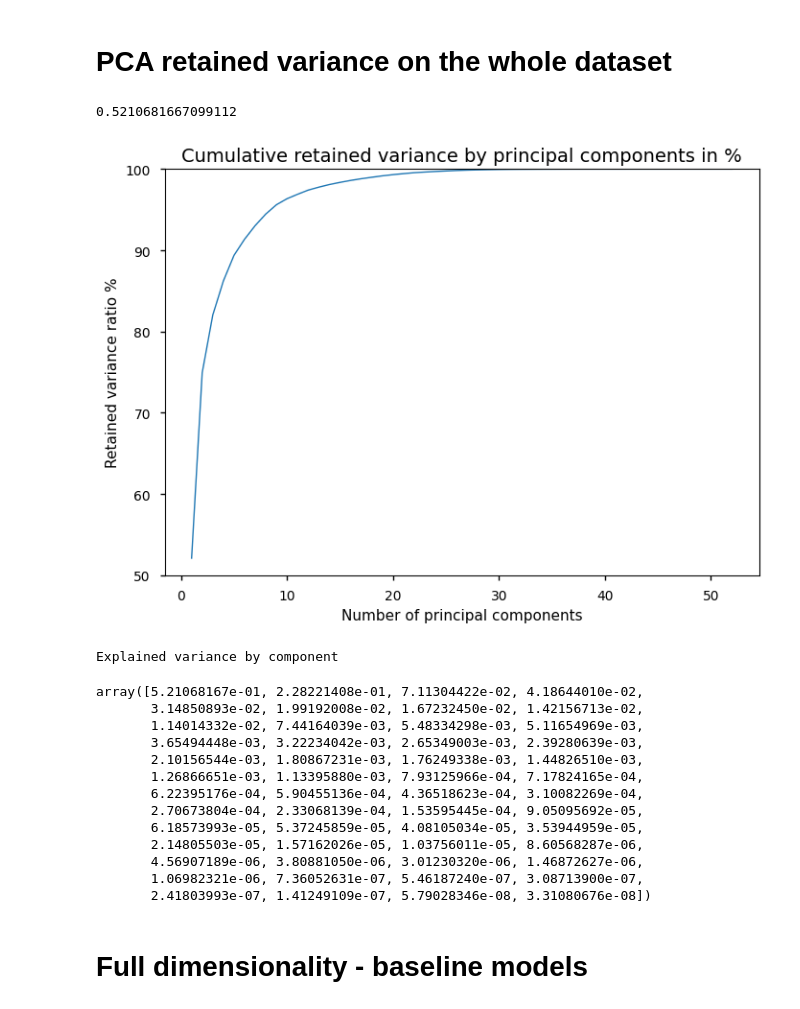
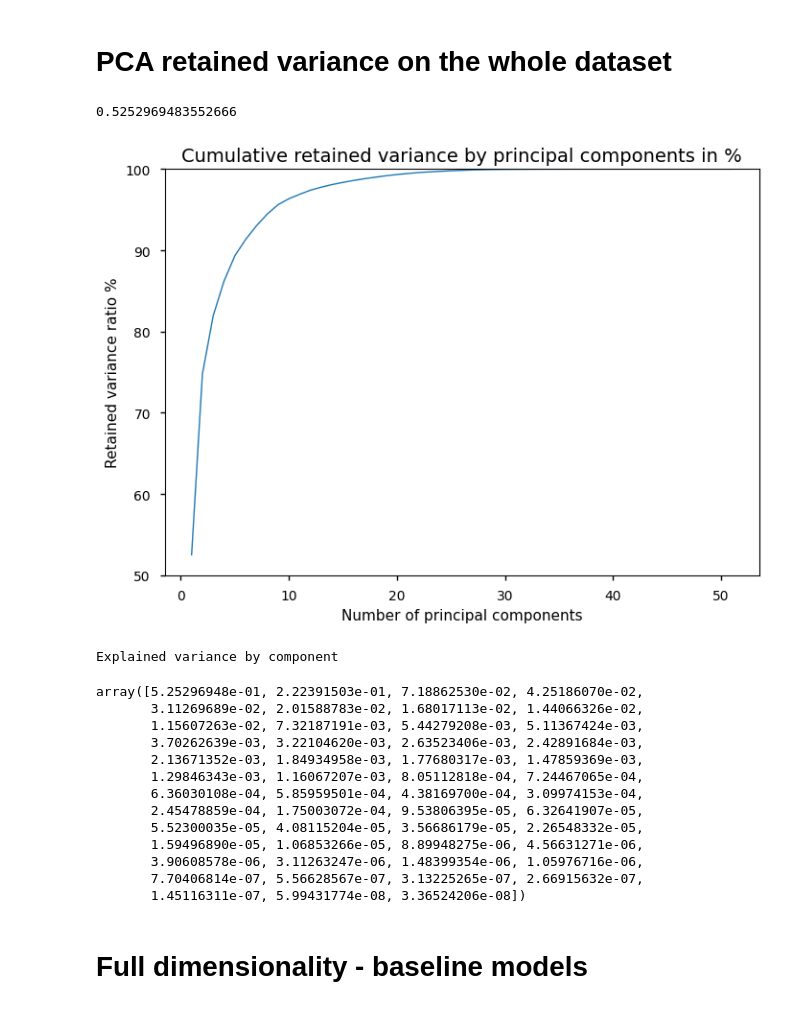
Before and after one commit to Tomas-Barhon/Noise-reduction-and-feature-extraction-with-principal-component-analysis, a Jupyter notebook: Code/btc_analysis.ipynb, the cells around one changed output. Cells and saved outputs as stored; diff of their text form; code cells hidden in the pictures.

```diff
--- a/Code/btc_analysis.ipynb
+++ b/Code/btc_analysis.ipynb
@@ -117,13 +118,12 @@ results_test
 # %% [markdown]
 # PCA retained variance on the whole dataset
 # %%
-#TODO: remove target variable
 pca = PCA()
 scaler = sklearn.preprocessing.RobustScaler()
-pca.fit_transform(scaler.fit_transform(pipeline.data_10d_shift))
+pca.fit_transform(scaler.fit_transform(pipeline.data_1d_shift.iloc[:,:-1]))
 cumulative_varience_ratio = np.cumsum(pca.explained_variance_ratio_)
 fig = visualizer.draw_cumulative_varience_ratios(cumulative_varience_ratio)
 fig.show()
 # %% [output]
-0.5210681667099112
+0.5252969483552666
-[figure, old version]
+[figure, new version]
@@ -132,19 +134,19 @@ print("Explained variance by component")
 pca.explained_variance_ratio_
 # %% [output]
 Explained variance by component
-array([5.21068167e-01, 2.28221408e-01, 7.11304422e-02, 4.18644010e-02,
-       3.14850893e-02, 1.99192008e-02, 1.67232450e-02, 1.42156713e-02,
-       1.14014332e-02, 7.44164039e-03, 5.48334298e-03, 5.11654969e-03,
-       3.65494448e-03, 3.22234042e-03, 2.65349003e-03, 2.39280639e-03,
-       2.10156544e-03, 1.80867231e-03, 1.76249338e-03, 1.44826510e-03,
-       1.26866651e-03, 1.13395880e-03, 7.93125966e-04, 7.17824165e-04,
-       6.22395176e-04, 5.90455136e-04, 4.36518623e-04, 3.10082269e-04,
-       2.70673804e-04, 2.33068139e-04, 1.53595445e-04, 9.05095692e-05,
-       6.18573993e-05, 5.37245859e-05, 4.08105034e-05, 3.53944959e-05,
-       2.14805503e-05, 1.57162026e-05, 1.03756011e-05, 8.60568287e-06,
-       4.56907189e-06, 3.80881050e-06, 3.01230320e-06, 1.46872627e-06,
-       1.06982321e-06, 7.36052631e-07, 5.46187240e-07, 3.08713900e-07,
-       2.41803993e-07, 1.41249109e-07, 5.79028346e-08, 3.31080676e-08])
+array([5.25296948e-01, 2.22391503e-01, 7.18862530e-02, 4.25186070e-02,
+       3.11269689e-02, 2.01588783e-02, 1.68017113e-02, 1.44066326e-02,
+       1.15607263e-02, 7.32187191e-03, 5.44279208e-03, 5.11367424e-03,
+       3.70262639e-03, 3.22104620e-03, 2.63523406e-03, 2.42891684e-03,
+       2.13671352e-03, 1.84934958e-03, 1.77680317e-03, 1.47859369e-03,
+       1.29846343e-03, 1.16067207e-03, 8.05112818e-04, 7.24467065e-04,
+       6.36030108e-04, 5.85959501e-04, 4.38169700e-04, 3.09974153e-04,
+       2.45478859e-04, 1.75003072e-04, 9.53806395e-05, 6.32641907e-05,
+       5.52300035e-05, 4.08115204e-05, 3.56686179e-05, 2.26548332e-05,
+       1.59496890e-05, 1.06853266e-05, 8.89948275e-06, 4.56631271e-06,
+       3.90608578e-06, 3.11263247e-06, 1.48399354e-06, 1.05976716e-06,
+       7.70406814e-07, 5.56628567e-07, 3.13225265e-07, 2.66915632e-07,
+       1.45116311e-07, 5.99431774e-08, 3.36524206e-08])
 # %% [markdown]
 # Full dimensionality - baseline models
 # %% [markdown]
```
Also changed, not shown: parts of 29 cells of this notebook, 2 other files.
